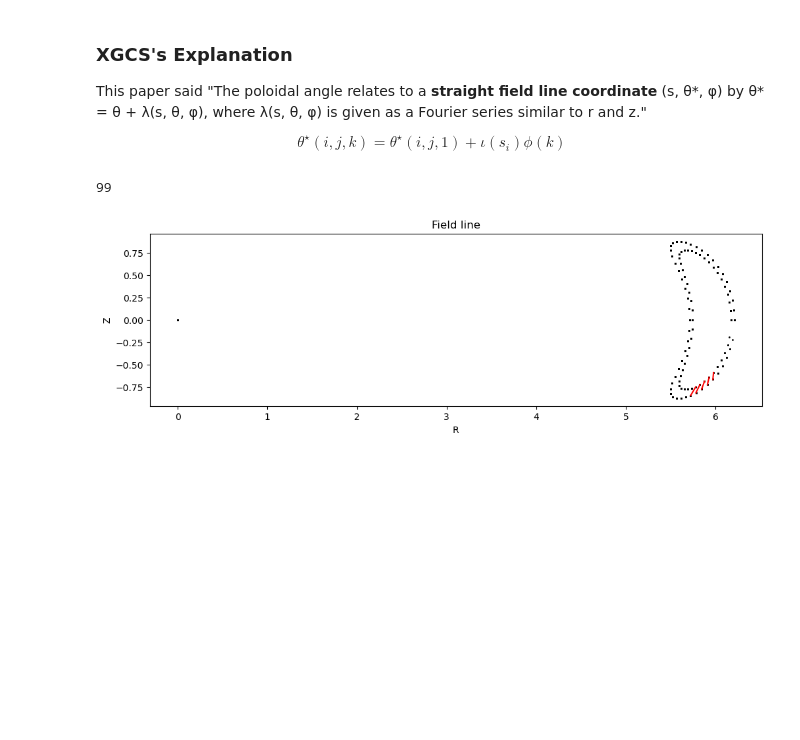
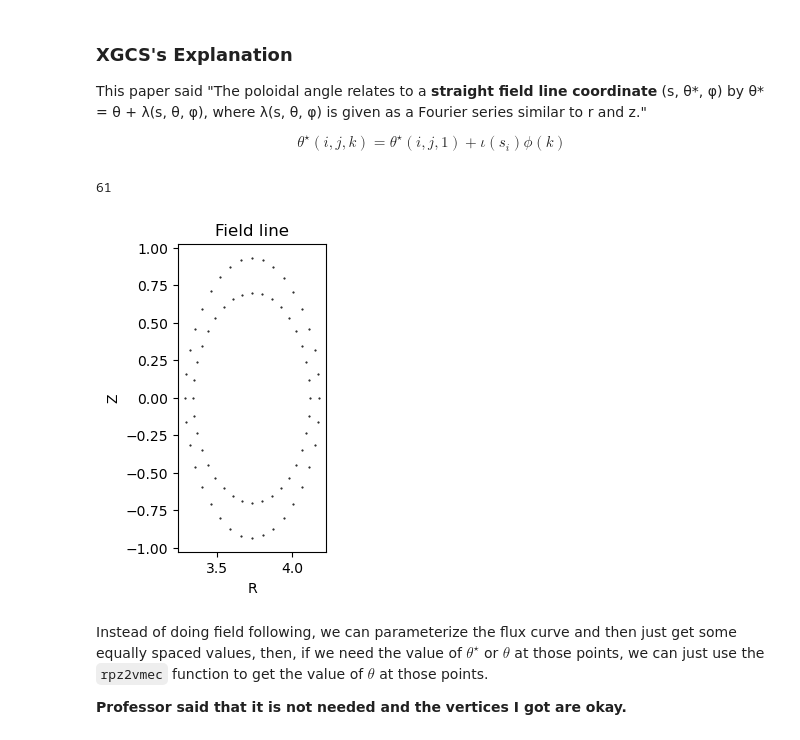
Before and after one commit to Fuad-HH/pystell_uw, a Jupyter notebook: readVmec.ipynb, the cells around one changed output. Cells and saved outputs as stored; diff of their text form; code cells hidden in the pictures; blank space fills up the shorter version.

```diff
--- a/readVmec.ipynb
+++ b/readVmec.ipynb
@@ -12,6 +12,7 @@ from scipy.optimize import minimize
 # %%
 # read a netcdf file
 filename = r"D:\Codes\stell\vmec_equilibria-master\W7-X\Standard\wout.nc"
+filename = r"D:\Codes\stell\vmec_equilibria-master\LHD\090493t2330\wout_LHD_090493t2330.nc"
 data = vmec.vmec_data(filename)
 data__from_ncdf = Dataset(filename, 'r')
 # %%
@@ -345,9 +350,9 @@ $$
 # %%
 len(data.psi)
 # %% [output]
-99
+61
 # %%
-N_theta_star = 50
+N_theta_star = 36
 n_fs = len(data.iota)
 n_phi = len(data.psi)
 
@@ -355,39 +360,44 @@ theta_star = np.zeros((n_fs, N_theta_star, n_phi))
 
 
 # get the theta_star for phi = 0
-for i in range(1, n_fs):
-    for j in range(1, N_theta_star):
-        theta_star[i, j, 1] = 2*np.pi*(j-1)/N_theta_star
-        for k in range(2, n_phi):
-            theta_star[i, j, k] = theta_star[i, j, 1] + data.iota[i] * data.psi[k]
+for i in range(0, n_fs):
+    for j in range(0, N_theta_star):
+        theta_star[i, j, 0] = 2*np.pi*(j)/N_theta_star
+        for k in range(1, n_phi):
+            theta_star[i, j, k] = theta_star[i, j, 0] + data.iota[i] * data.psi[k]
 # %%
 fig, ax = plt.subplots()
 # figure size
 fig.set_size_inches(12, 4)
 ax.set_xlabel('R')
 ax.set_ylabel('Z')
 ax.set_title('Field line')
 ax.set_aspect('equal')
 
-ss = [0.75,1]
+ss = [0.7, 1]
 
 R = np.zeros((N_theta_star, len(ss)))
 Z = np.zeros((N_theta_star, len(ss)))
 phi = np.zeros((N_theta_star, len(ss)))
 
 for s in range(len(ss)):
     j = s
     s = ss[s]
-    for i in range(1, N_theta_star):
-        R[i,j], phi[i,j], Z[i,j] = data.vmec2rpz(s, theta_star[data.s2fs(s), i, 1], 0)
-        ax.plot(R[1:,j], Z[1:,j], 'k.', markersize=2)
+    for i in range(0, N_theta_star):
+        R[i,j], phi[i,j], Z[i,j] = data.vmec2rpz(s, theta_star[data.s2fs(s), i, 0], 0/36)
+
+    ax.plot(R[:,j], Z[:,j], 'k.', markersize=1)
 
 # add lines between points
-n_lines = 5
-initial_point = 40
+n_lines = 0
+initial_point = 0
 for i in range(initial_point, initial_point+n_lines):
     ax.plot((R[i,0], R[i,1]),(Z[i,0],Z[i,1]), 'r-')
 
 plt.show()
 # %% [output]
-[figure, old version]
+[figure, new version]
+# %% [markdown]
+Instead of doing field following, we can parameterize the flux curve and then just get some equally spaced values, then, if we need the value of $\theta^{\star}$ or $\theta$ at those points, we can just use the `rpz2vmec` function to get the value of $\theta$ at those points.
+
+**Professor said that it is not needed and the vertices I got are okay.**
```
Also changed, not shown: parts of 19 cells of this notebook, 4 other files.
